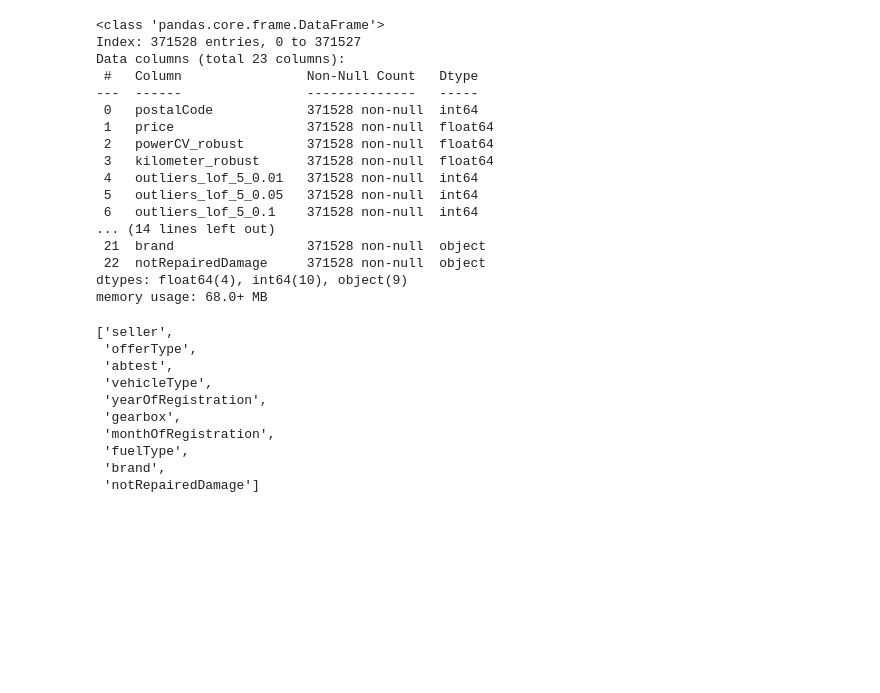
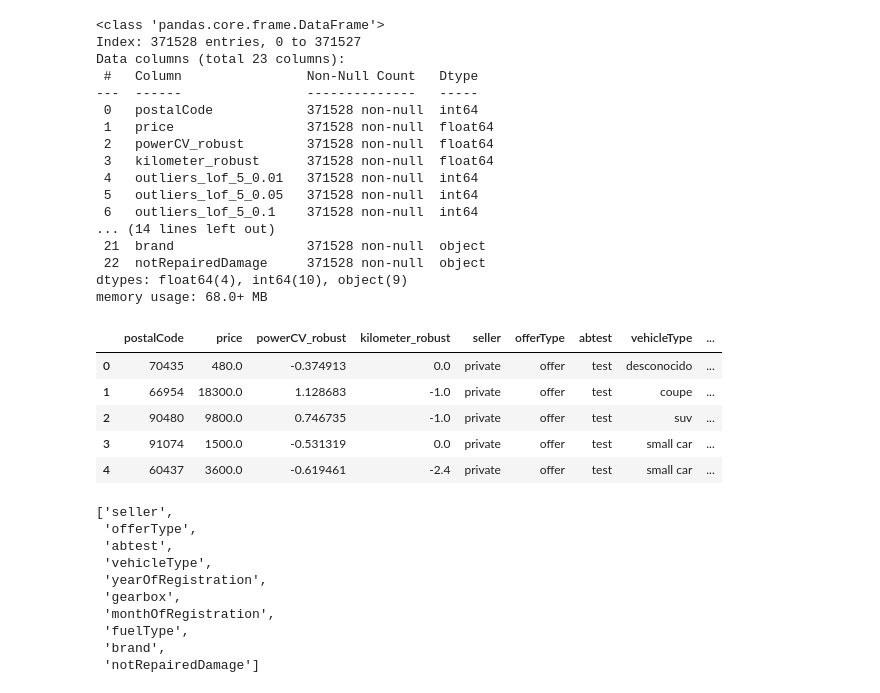
Before and after one commit to Rcm89/laboratorio-modulo7-leccion01-eda-nulos, a Jupyter notebook: laboratorio-modulo7-leccion04-encoding.ipynb, the cells around one changed output. Drawn from its saved outputs; the diff is of its cells as text; code cells hidden in the pictures; blank space fills up the shorter version.

```diff
--- a/laboratorio-modulo7-leccion04-encoding.ipynb
+++ b/laboratorio-modulo7-leccion04-encoding.ipynb
@@ -76,6 +76,18 @@ Data columns (total 23 columns):
  22  notRepairedDamage     371528 non-null  object
 dtypes: float64(4), int64(10), object(9)
 memory usage: 68.0+ MB
+# %%
+df = df.drop(['outliers_lof_5_0.01', 'outliers_lof_5_0.05', 'outliers_lof_5_0.1',
+'outliers_lof_20_0.01', 'outliers_lof_20_0.05', 'outliers_lof_20_0.1',
+'outliers_lof_50_0.01', 'outliers_lof_50_0.05', 'outliers_lof_50_0.1',], axis = 1)
+df.head()
+# %% [output]
+|  | postalCode | price | powerCV_robust | kilometer_robust | seller | offerType | abtest | vehicleType | ... |
+| 0 | 70435 | 480.0 | -0.374913 | 0.0 | private | offer | test | desconocido | ... |
+| 1 | 66954 | 18300.0 | 1.128683 | -1.0 | private | offer | test | coupe | ... |
+| 2 | 90480 | 9800.0 | 0.746735 | -1.0 | private | offer | test | suv | ... |
+| 3 | 91074 | 1500.0 | -0.531319 | 0.0 | private | offer | test | small car | ... |
+| 4 | 60437 | 3600.0 | -0.619461 | -2.4 | private | offer | test | small car | ... |
 # %%
 df[['monthOfRegistration']] = df[['monthOfRegistration']].astype(str)
 # %%
```
Also changed, not shown: parts of 4 cells of this notebook, 1 other file.
